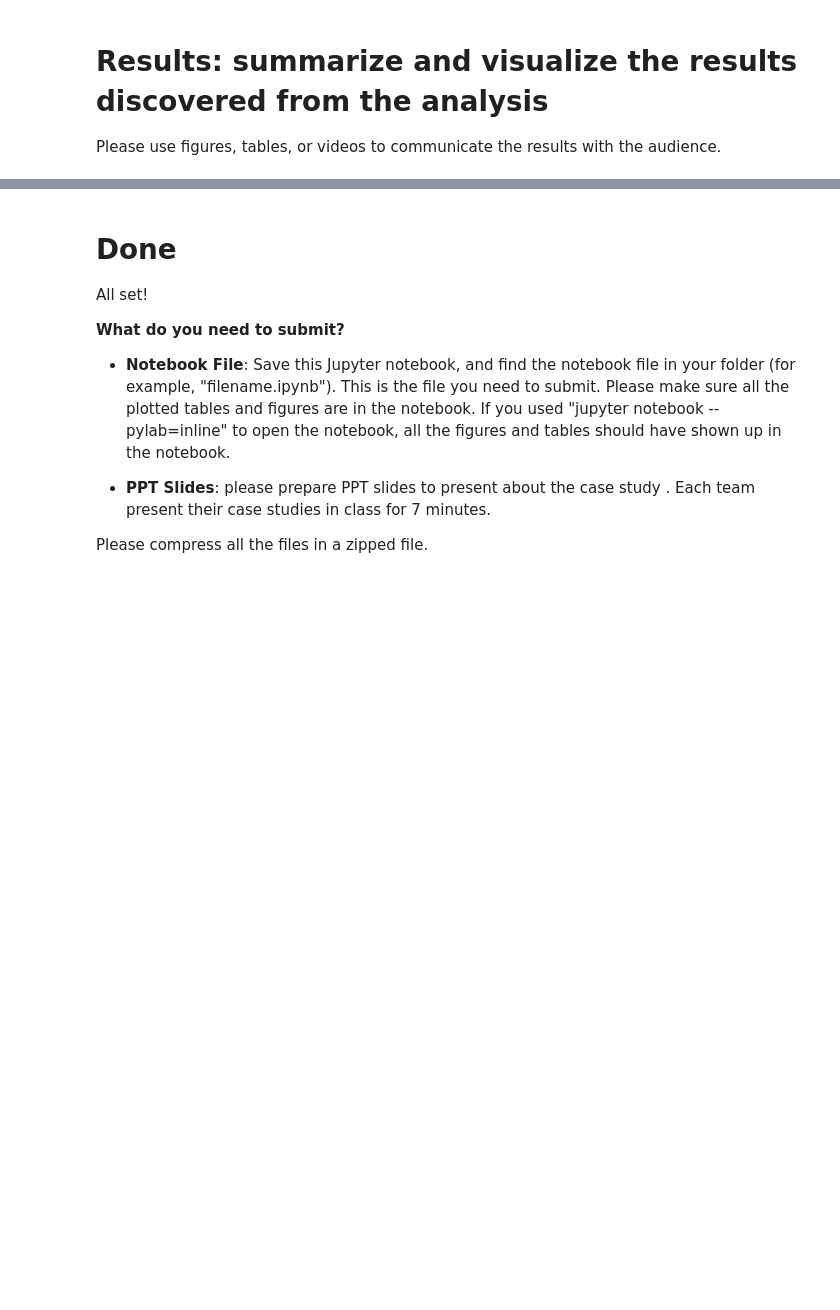
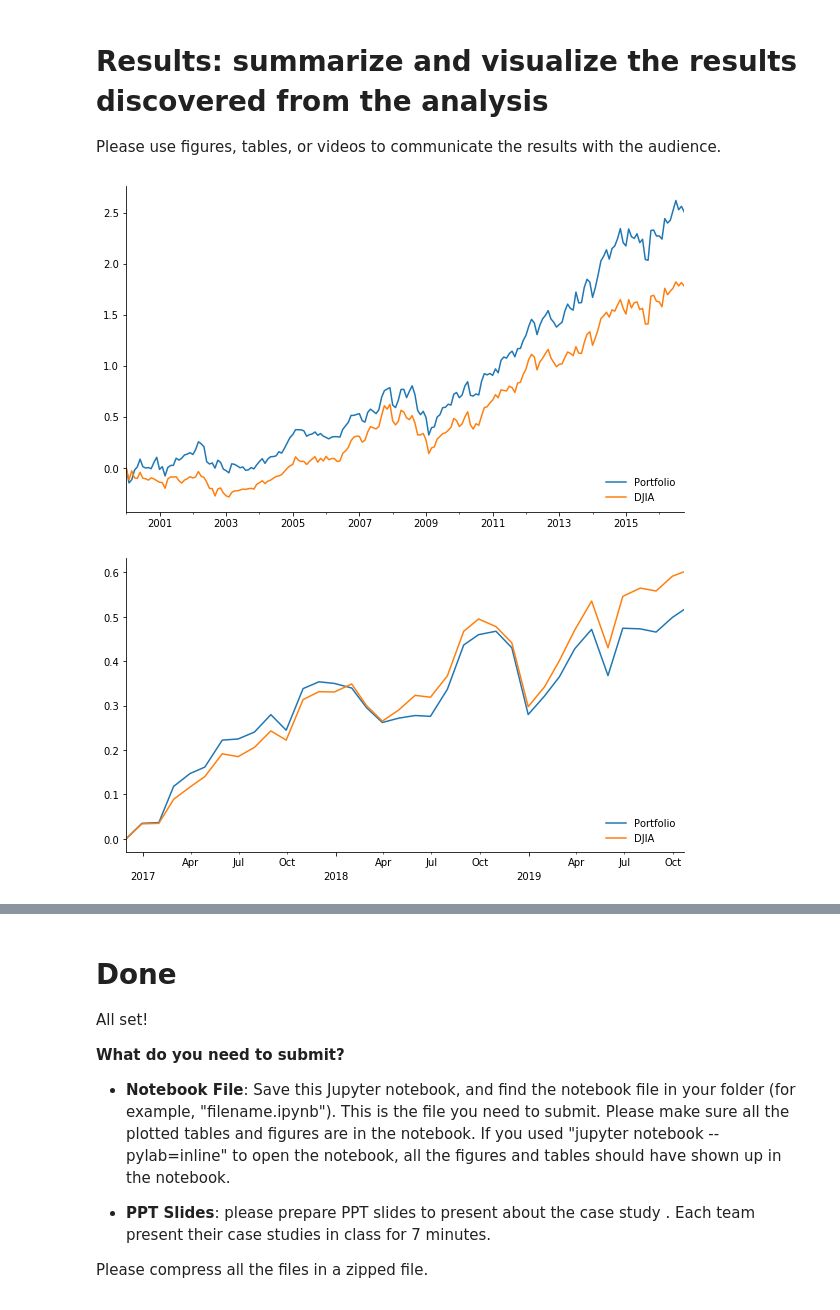
Before and after one commit to alexander-moore/DS501_Case2, a Jupyter notebook: case2_MAIN.ipynb, the cells around one changed output, grey strips where cells are left out. Cells and saved outputs as stored; diff of their text form; code cells hidden in the pictures; blank space fills up the shorter version.

```diff
--- a/case2_MAIN.ipynb
+++ b/case2_MAIN.ipynb
@@ -217,0 +223,45 @@ Please use figures, tables, or videos to communicate the results with the audien
+# %%
+#plotting test
+best_port = optimized.x
+port_val = np.dot(test, best_port).tolist()
+DJIA_val = np.dot(test, equal).tolist()
+dates = np.array(test.index)
+
+#establish training comparison
+port_train = np.dot(train, best_port).tolist()
+DJIA_train = np.dot(train, equal).tolist()
+dates_train = np.array(train.index)
+
+training = pd.DataFrame(dates_train, columns = ['Date'])
+training['Portfolio'] = port_train
+training['DJIA'] = DJIA_train
+training.set_index('Date', inplace=True)
+training = training / training.iloc[0] - 1
+training.plot(figsize=(10,6))
+plt.legend(loc = 'lower right', frameon=False)
+plt.gca().spines['right'].set_visible(False)
+plt.gca().spines['top'].set_visible(False)
+plt.axes().xaxis.label.set_visible(False)
+#plt.title('TRAINING')
+plt.savefig('training.png')
+
+testing = pd.DataFrame(dates, columns = ['Date'])
+testing['Portfolio'] = port_val
+testing['DJIA'] = DJIA_val
+testing.set_index('Date', inplace=True)
+testing = testing / testing.iloc[0] - 1
+testing.plot(figsize=(10,6))
+plt.legend(loc = 'lower right', frameon=False)
+plt.gca().spines['right'].set_visible(False)
+plt.gca().spines['top'].set_visible(False)
+plt.axes().xaxis.label.set_visible(False)
+plt.axes().xaxis.set_major_locator(mdates.YearLocator())
+plt.axes().xaxis.set_minor_locator(mdates.MonthLocator((1,4,7,10)))
+plt.axes().xaxis.set_major_formatter(mdates.DateFormatter("\n%Y"))
+plt.axes().xaxis.set_minor_formatter(mdates.DateFormatter("%b"))
+plt.setp(plt.axes().get_xticklabels(), rotation=0, ha="center")
+#plt.title('TEST')
+plt.savefig('testing.png')
+# %% [output]
+[figure, added]
+[figure, added]
```
Also changed, not shown: parts of 23 cells of this notebook, 12 other files.
